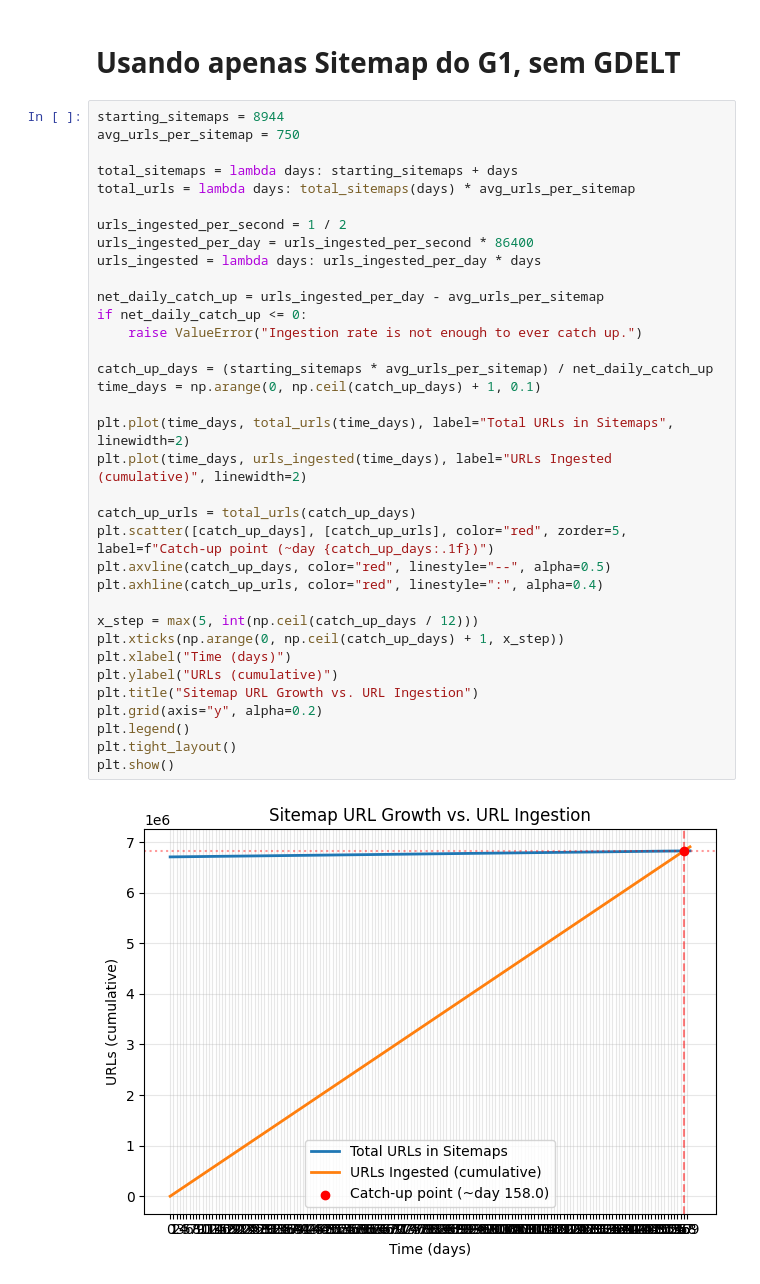
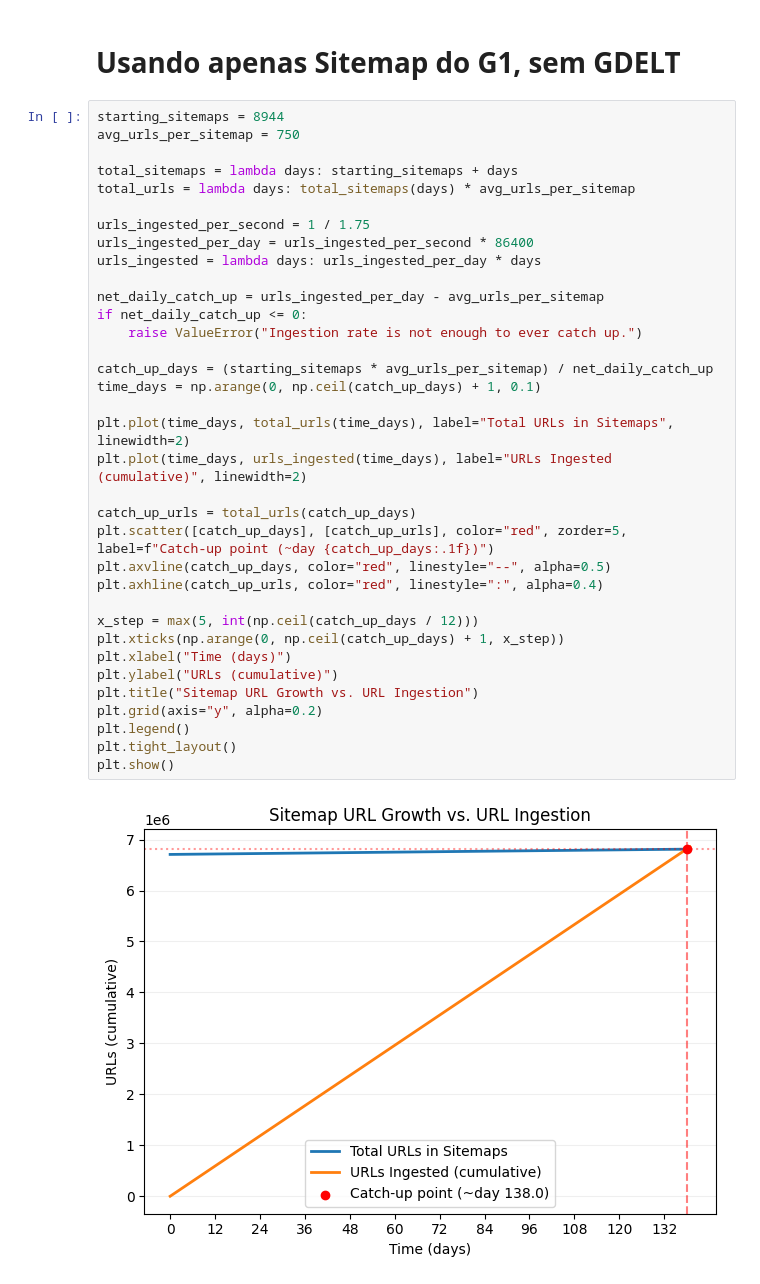
Before and after one commit to rafaelsalb/tcc, a Jupyter notebook: graphs.ipynb, the cells around one changed output. Drawn from its saved outputs; the diff is of its cells as text.

```diff
--- a/graphs.ipynb
+++ b/graphs.ipynb
@@ -57,33 +57,33 @@ avg_urls_per_sitemap = 750
 total_sitemaps = lambda days: starting_sitemaps + days
 total_urls = lambda days: total_sitemaps(days) * avg_urls_per_sitemap
 
-urls_ingested_per_second = 1 / 2
+urls_ingested_per_second = 1 / 1.75
 urls_ingested_per_day = urls_ingested_per_second * 86400
 urls_ingested = lambda days: urls_ingested_per_day * days
 
 net_daily_catch_up = urls_ingested_per_day - avg_urls_per_sitemap
 if net_daily_catch_up <= 0:
     raise ValueError("Ingestion rate is not enough to ever catch up.")
 
 catch_up_days = (starting_sitemaps * avg_urls_per_sitemap) / net_daily_catch_up
 time_days = np.arange(0, np.ceil(catch_up_days) + 1, 0.1)
 
 plt.plot(time_days, total_urls(time_days), label="Total URLs in Sitemaps", linewidth=2)
 plt.plot(time_days, urls_ingested(time_days), label="URLs Ingested (cumulative)", linewidth=2)
 
 catch_up_urls = total_urls(catch_up_days)
 plt.scatter([catch_up_days], [catch_up_urls], color="red", zorder=5, label=f"Catch-up point (~day {catch_up_days:.1f})")
 plt.axvline(catch_up_days, color="red", linestyle="--", alpha=0.5)
 plt.axhline(catch_up_urls, color="red", linestyle=":", alpha=0.4)
 
 x_step = max(5, int(np.ceil(catch_up_days / 12)))
 plt.xticks(np.arange(0, np.ceil(catch_up_days) + 1, x_step))
 plt.xlabel("Time (days)")
 plt.ylabel("URLs (cumulative)")
 plt.title("Sitemap URL Growth vs. URL Ingestion")
 plt.grid(axis="y", alpha=0.2)
 plt.legend()
 plt.tight_layout()
 plt.show()
 # %% [output]
-[figure, old version]
+[figure, new version]
```
Also changed, not shown: 26 other files.
